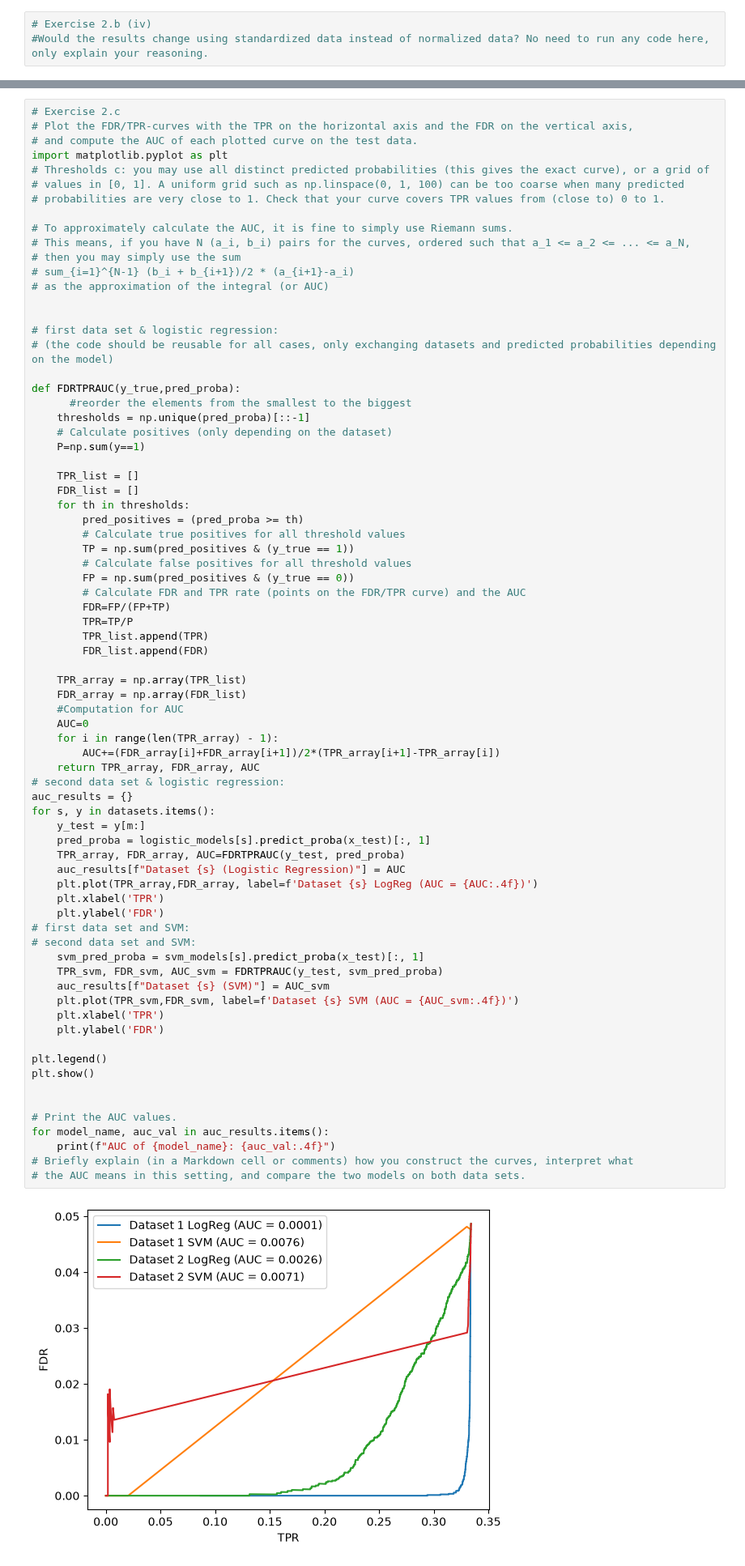
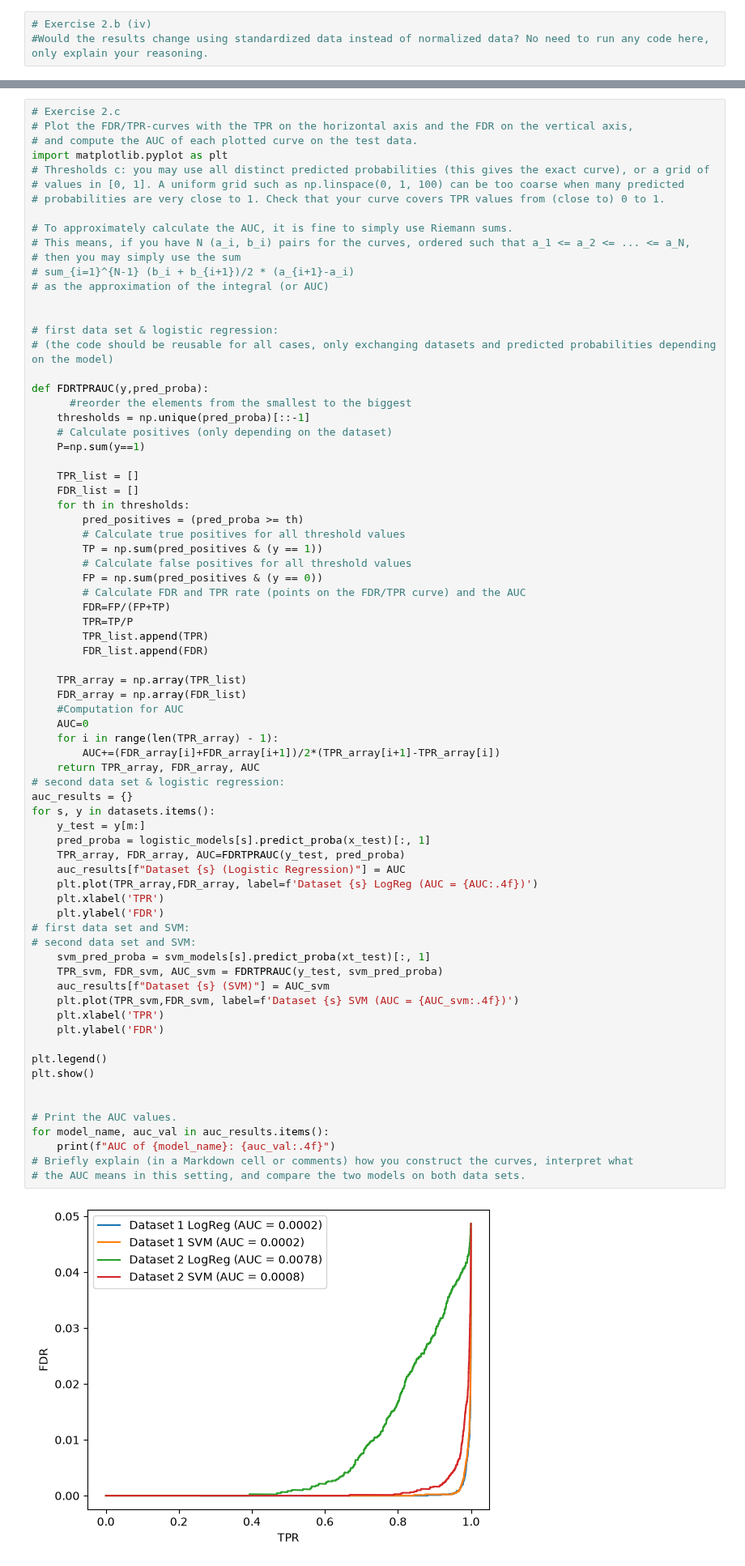
Before and after one commit to minieden/MachineLearningInFinanceProjects, a Jupyter notebook: MLFP2/Project2_2026_Template.ipynb, the cells around one changed output, grey strips where cells are left out. Shown at 81% size. Drawn from its saved outputs; the diff is of its cells as text.

```diff
--- a/MLFP2/Project2_2026_Template.ipynb
+++ b/MLFP2/Project2_2026_Template.ipynb
@@ -198,7 +198,7 @@ import matplotlib.pyplot as plt
 # first data set & logistic regression:
 # (the code should be reusable for all cases, only exchanging datasets and predicted probabilities depending on the model)
 
-def FDRTPRAUC(y_true,pred_proba):
+def FDRTPRAUC(y,pred_proba):
       #reorder the elements from the smallest to the biggest
     thresholds = np.unique(pred_proba)[::-1]
     # Calculate positives (only depending on the dataset)
@@ -209,9 +209,9 @@ def FDRTPRAUC(y_true,pred_proba):
     for th in thresholds:
         pred_positives = (pred_proba >= th)
         # Calculate true positives for all threshold values
-        TP = np.sum(pred_positives & (y_true == 1))
+        TP = np.sum(pred_positives & (y == 1))
         # Calculate false positives for all threshold values
-        FP = np.sum(pred_positives & (y_true == 0))
+        FP = np.sum(pred_positives & (y == 0))
         # Calculate FDR and TPR rate (points on the FDR/TPR curve) and the AUC
         FDR=FP/(FP+TP)
         TPR=TP/P
@@ -226,32 +226,32 @@ def FDRTPRAUC(y_true,pred_proba):
         AUC+=(FDR_array[i]+FDR_array[i+1])/2*(TPR_array[i+1]-TPR_array[i])
     return TPR_array, FDR_array, AUC
 # second data set & logistic regression:
 auc_results = {}
 for s, y in datasets.items():
     y_test = y[m:]
     pred_proba = logistic_models[s].predict_proba(x_test)[:, 1]
     TPR_array, FDR_array, AUC=FDRTPRAUC(y_test, pred_proba)
     auc_results[f"Dataset {s} (Logistic Regression)"] = AUC
     plt.plot(TPR_array,FDR_array, label=f'Dataset {s} LogReg (AUC = {AUC:.4f})')
     plt.xlabel('TPR')
     plt.ylabel('FDR')
 # first data set and SVM:
 # second data set and SVM:
-    svm_pred_proba = svm_models[s].predict_proba(x_test)[:, 1]
+    svm_pred_proba = svm_models[s].predict_proba(xt_test)[:, 1]
     TPR_svm, FDR_svm, AUC_svm = FDRTPRAUC(y_test, svm_pred_proba)
     auc_results[f"Dataset {s} (SVM)"] = AUC_svm
     plt.plot(TPR_svm,FDR_svm, label=f'Dataset {s} SVM (AUC = {AUC_svm:.4f})')
     plt.xlabel('TPR')
     plt.ylabel('FDR')
 
 plt.legend()
 plt.show()
 
 
 # Print the AUC values.
 for model_name, auc_val in auc_results.items():
     print(f"AUC of {model_name}: {auc_val:.4f}")
 # Briefly explain (in a Markdown cell or comments) how you construct the curves, interpret what
 # the AUC means in this setting, and compare the two models on both data sets.
 # %% [output]
-[figure, old version]
+[figure, new version]
```
Also changed, not shown: parts of 2 cells of this notebook.
